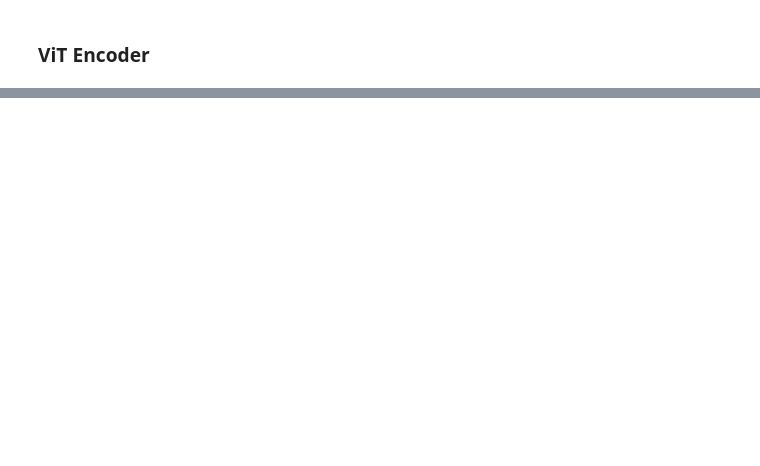
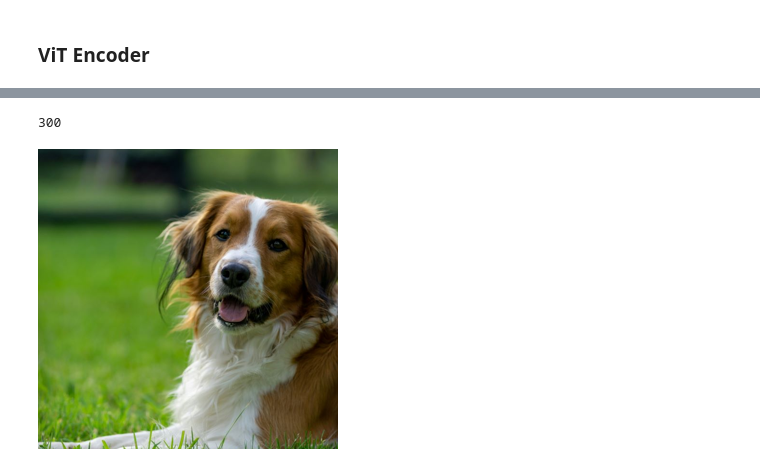
Before and after one commit to DorinDaniil/Image-Transform-Predict, a Jupyter notebook: testing_model.ipynb, the cells around one changed output, grey strips where cells are left out. Saved outputs shown, nothing was run; the diff lists cells and outputs as text; code cells hidden in the pictures; blank space fills up the shorter version.

```diff
--- a/testing_model.ipynb
+++ b/testing_model.ipynb
@@ -135,0 +172,38 @@ Expected sequence length: 513
+# %%
+from efficientnet_pytorch import EfficientNet
+
+model_name = 'efficientnet-b3'
+image_size = EfficientNet.get_image_size(model_name)
+image_size
+# %% [output]
+300
+# %%
+from PIL import Image
+from torchvision import transforms
+from torchvision.transforms import InterpolationMode
+import torch
+
+
+transform = transforms.Compose([
+    transforms.Resize(320, interpolation=InterpolationMode.BICUBIC), # меньшую сторону до 320
+    transforms.CenterCrop(300),
+    transforms.ToTensor(),
+    transforms.Normalize(mean=[0.485, 0.456, 0.406], std=[0.229, 0.224, 0.225]),
+])
+
+image_path = 'assets/image.jpg'
+image = Image.open(image_path).convert("RGB")
+image_tensor = transform(image)
+
+# Денормализация
+mean = torch.tensor([0.485, 0.456, 0.406]).view(-1, 1, 1)
+std = torch.tensor([0.229, 0.224, 0.225]).view(-1, 1, 1)
+
+denorm_tensor = image_tensor * std + mean
+denorm_tensor = torch.clamp(denorm_tensor, 0, 1)
+
+# Преобразование в PIL
+pil_image = to_pil_image(denorm_tensor)
+pil_image
+# %% [output]
+[figure, added]
```
Also changed, not shown: parts of 26 cells of this notebook, 20 other files.
